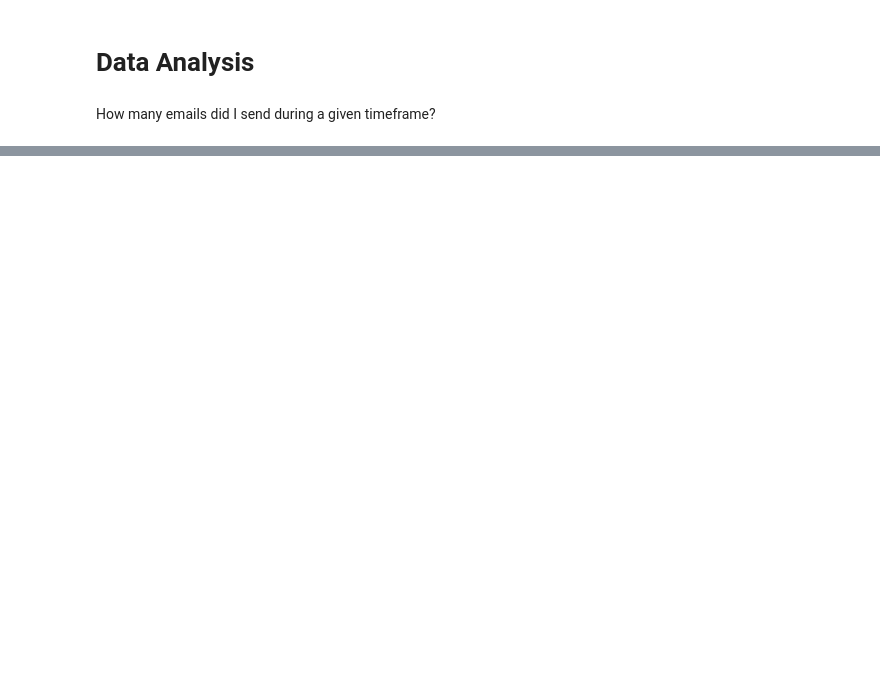
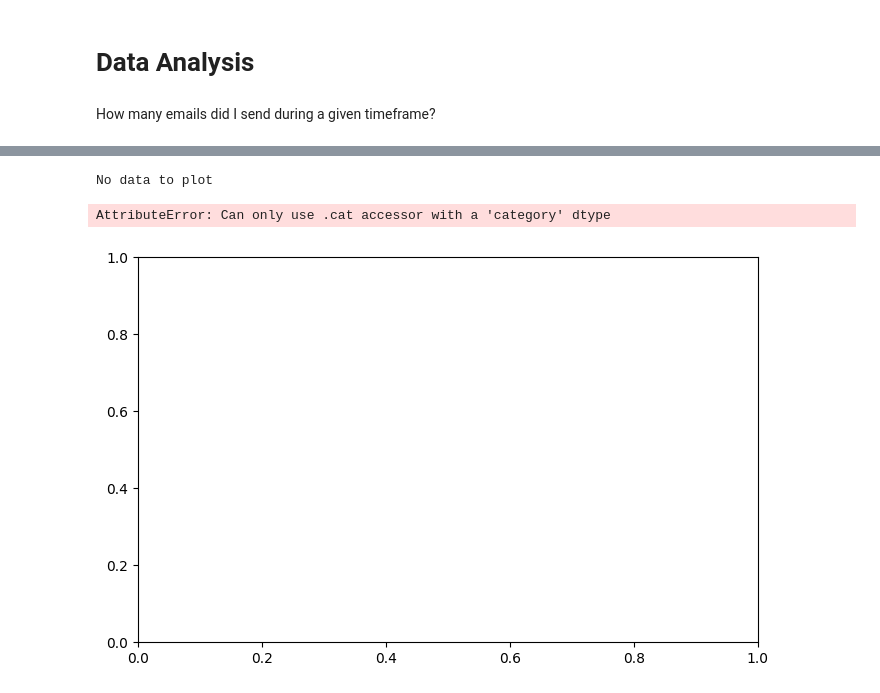
Before and after one commit to Somrat390/EDA-Practise, a Jupyter notebook: Personal_Email_Data_EDA.ipynb, the cells around one changed output, grey strips where cells are left out. Drawn from its saved outputs; the diff is of its cells as text; code cells hidden in the pictures; blank space fills up the shorter version.

```diff
--- a/Personal_Email_Data_EDA.ipynb
+++ b/Personal_Email_Data_EDA.ipynb
@@ -307,0 +501,2 @@ dfs.to_csv('Gmail.csv')
+# %%
+dfs['date'] = pd.to_datetime(dfs['date'], errors='coerce')
@@ -307,0 +507,2 @@ dfs.to_csv('Gmail.csv')
+# %%
+dfs['dayofweek'] = dfs['date'].dt.day_name()
@@ -307,0 +528,36 @@ dfs.to_csv('Gmail.csv')
+# %%
+sdw = sent.groupby('dayofweek').size() / len(sent)
+rdw = received.groupby('dayofweek').size() / len(received)
+
+df_tmp = pd.DataFrame(data={'Outgoing Email': sdw, 'Incoming Email':rdw})
+if df_tmp.shape[0] == 0:
+    print("No data to plot")
+else:
+    df_tmp.plot(kind='bar', rot=45, figsize=(8,5), alpha=0.5)
+    plt.xlabel('');
+    plt.ylabel('Fraction of weekly emails');
+    plt.grid(ls=':', color='k', alpha=0.5)
+# %% [output]
+No data to plot
+# %%
+from scipy.interpolate import interp1d
+
+plt.figure(figsize=(8,5))
+ax = plt.subplot(111)
+for ct, dow in enumerate(dfs.dayofweek.cat.categories):
+    df_r = received[received['dayofweek']==dow]
+    weights = np.ones(len(df_r)) / len(received)
+    wfun = lambda x: weights
+    plot_number_perdhour_per_year(df_r, ax, dt=1, smooth=True, color=f'C{ct}',
+                      alpha=0.8, lw=3, label=dow, weight_fun=wfun)
+
+    df_s = sent[sent['dayofweek']==dow]
+    weights = np.ones(len(df_s)) / len(sent)
+    wfun = lambda x: weights
+    plot_number_perdhour_per_year(df_s, ax, dt=1, smooth=True, color=f'C{ct}',
+                      alpha=0.8, lw=2, label=dow, ls='--', weight_fun=wfun)
+ax.set_ylabel('Fraction of weekly emails per hour')
+plt.legend(loc='upper left')
+# %% [output]
+AttributeError: Can only use .cat accessor with a 'category' dtype
+[figure, added]
```
Also changed, not shown: parts of 36 cells of this notebook.
